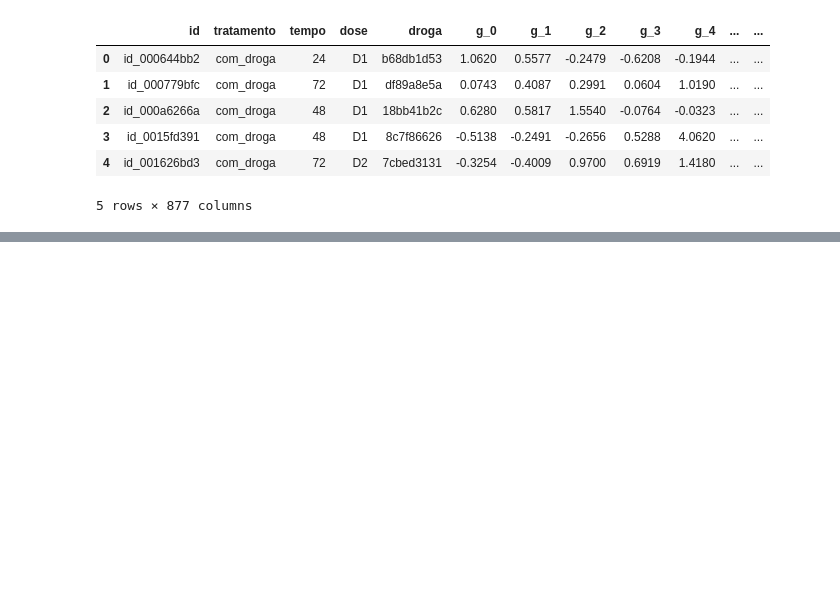
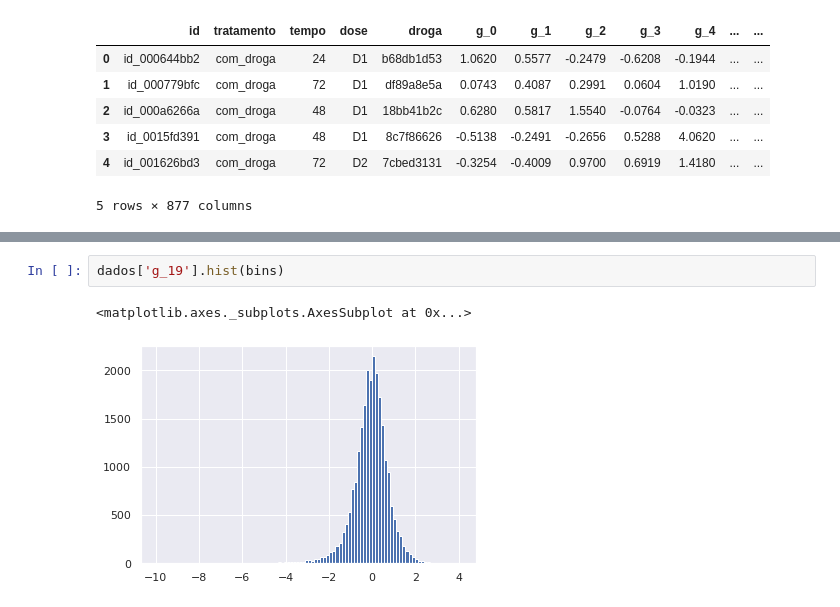
Before and after one commit to Lucas-Abrahao/Alura-Imersao-3, a Jupyter notebook: Alura_Imersao_3_Drug_DIscovery.ipynb, the cells around one changed output, grey strips where cells are left out. Drawn from its saved outputs; the diff is of its cells as text; blank space fills up the shorter version.

```diff
--- a/Alura_Imersao_3_Drug_DIscovery.ipynb
+++ b/Alura_Imersao_3_Drug_DIscovery.ipynb
@@ -172,0 +242,5 @@ dados.head()
+# %%
+dados['g_19'].hist(bins)
+# %% [output]
+<matplotlib.axes._subplots.AxesSubplot at 0x...>
+[figure, added]
```
Also changed, not shown: parts of 14 cells of this notebook.
